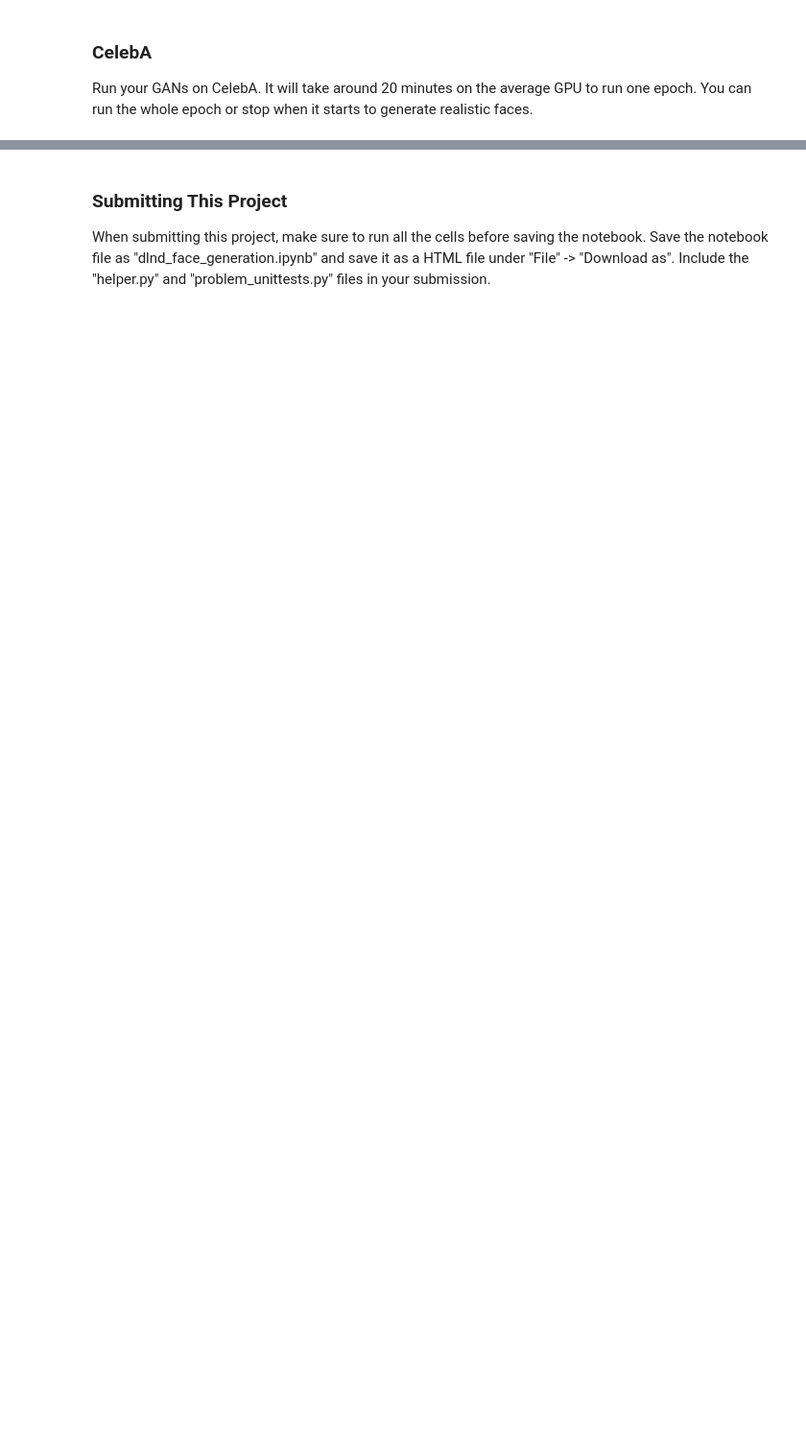
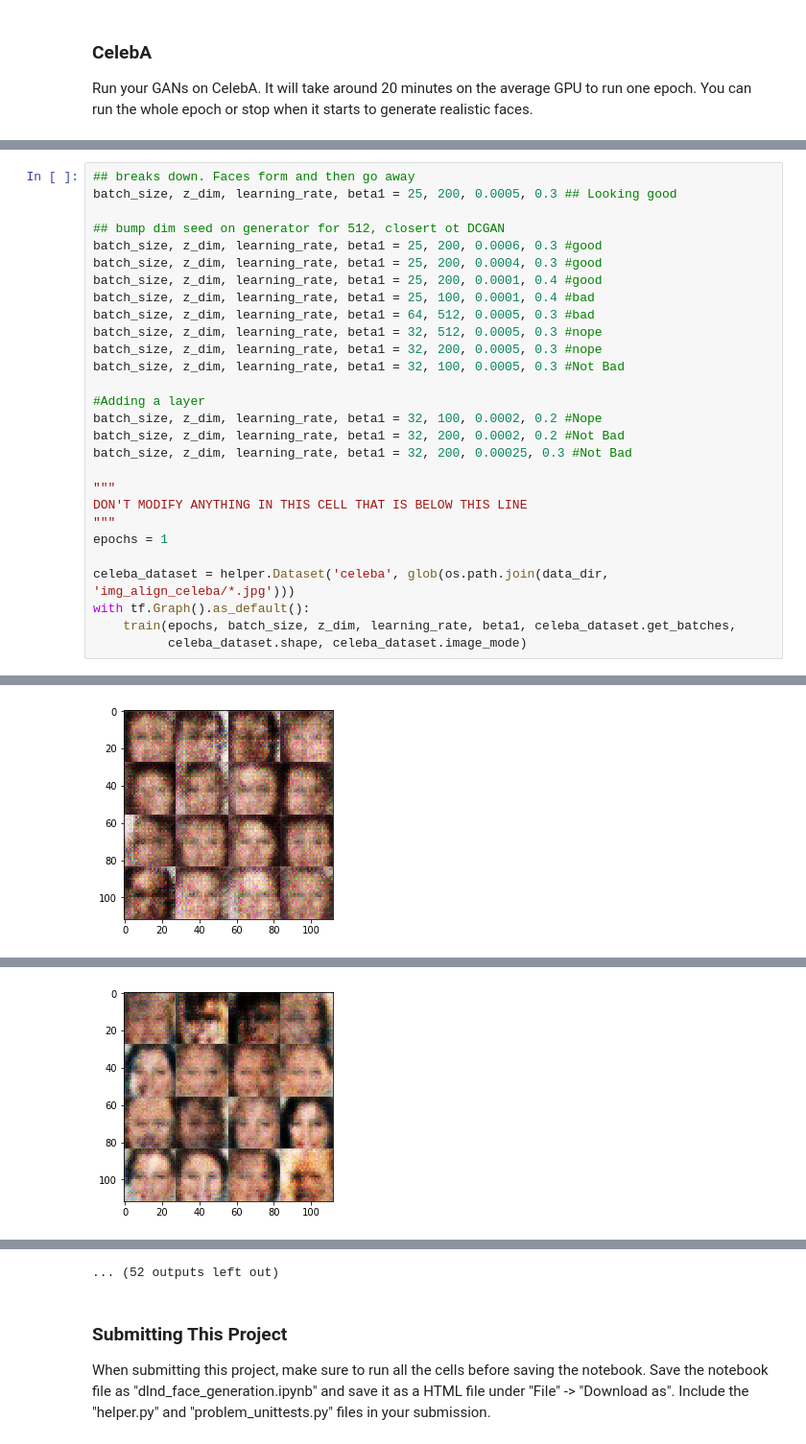
Before and after one commit to anorfleet/saving_face, a Jupyter notebook: dlnd_face_generation.ipynb, the cells around one changed output, grey strips where cells are left out. Shown at 96% size. Drawn from its saved outputs; the diff is of its cells as text; blank space fills up the shorter version.

```diff
--- a/dlnd_face_generation.ipynb
+++ b/dlnd_face_generation.ipynb
@@ -458,0 +467,29 @@ Epoch 0/1 Discriminator Loss, 1.1985912322998047 Generator Loss, 1.0489053726196
+# %%
+## breaks down. Faces form and then go away
+batch_size, z_dim, learning_rate, beta1 = 25, 200, 0.0005, 0.3 ## Looking good
+
+## bump dim seed on generator for 512, closert ot DCGAN
+batch_size, z_dim, learning_rate, beta1 = 25, 200, 0.0006, 0.3 #good
+batch_size, z_dim, learning_rate, beta1 = 25, 200, 0.0004, 0.3 #good
+batch_size, z_dim, learning_rate, beta1 = 25, 200, 0.0001, 0.4 #good
+batch_size, z_dim, learning_rate, beta1 = 25, 100, 0.0001, 0.4 #bad
+batch_size, z_dim, learning_rate, beta1 = 64, 512, 0.0005, 0.3 #bad
+batch_size, z_dim, learning_rate, beta1 = 32, 512, 0.0005, 0.3 #nope
+batch_size, z_dim, learning_rate, beta1 = 32, 200, 0.0005, 0.3 #nope
+batch_size, z_dim, learning_rate, beta1 = 32, 100, 0.0005, 0.3 #Not Bad
+
+#Adding a layer
+batch_size, z_dim, learning_rate, beta1 = 32, 100, 0.0002, 0.2 #Nope
+batch_size, z_dim, learning_rate, beta1 = 32, 200, 0.0002, 0.2 #Not Bad
+batch_size, z_dim, learning_rate, beta1 = 32, 200, 0.00025, 0.3 #Not Bad
+
+"""
+DON'T MODIFY ANYTHING IN THIS CELL THAT IS BELOW THIS LINE
+"""
+epochs = 1
+
+celeba_dataset = helper.Dataset('celeba', glob(os.path.join(data_dir, 'img_align_celeba/*.jpg')))
+with tf.Graph().as_default():
+    train(epochs, batch_size, z_dim, learning_rate, beta1, celeba_dataset.get_batches,
+          celeba_dataset.shape, celeba_dataset.image_mode)
+# %% [output]
@@ -458,0 +498 @@ Epoch 0/1 Discriminator Loss, 1.1985912322998047 Generator Loss, 1.0489053726196
+[figure, added]
@@ -458,0 +501 @@ Epoch 0/1 Discriminator Loss, 1.1985912322998047 Generator Loss, 1.0489053726196
+[figure, added]
@@ -459,3 +514,4 @@ Epoch 0/1 Discriminator Loss, 1.1985912322998047 Generator Loss, 1.0489053726196
+... (52 outputs left out)
 # %% [markdown]
 ### Submitting This Project
 When submitting this project, make sure to run all the cells before saving the notebook. Save the notebook file as "dlnd_face_generation.ipynb" and save it as a HTML file under "File" -> "Download as". Include the "helper.py" and "problem_unittests.py" files in your submission.
```
Also changed, not shown: parts of 9 cells of this notebook.
